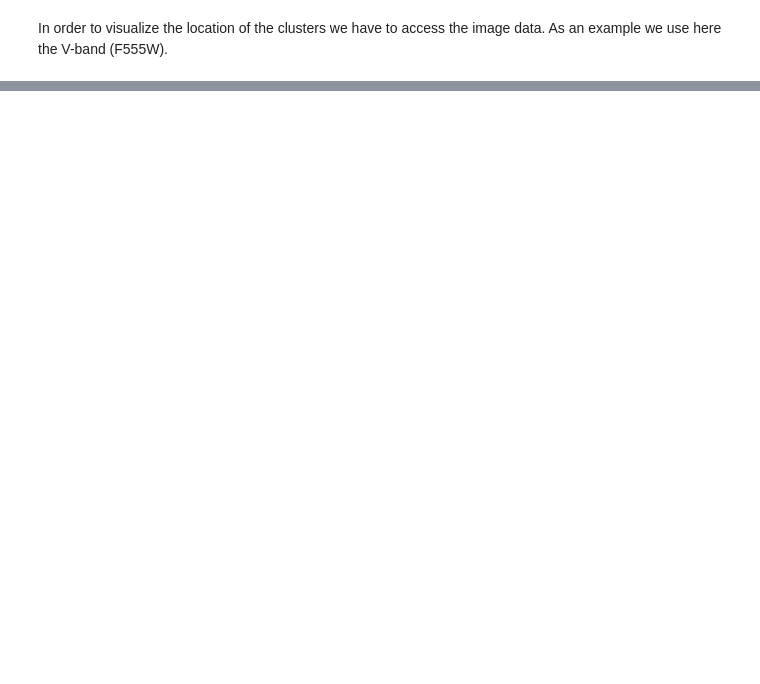
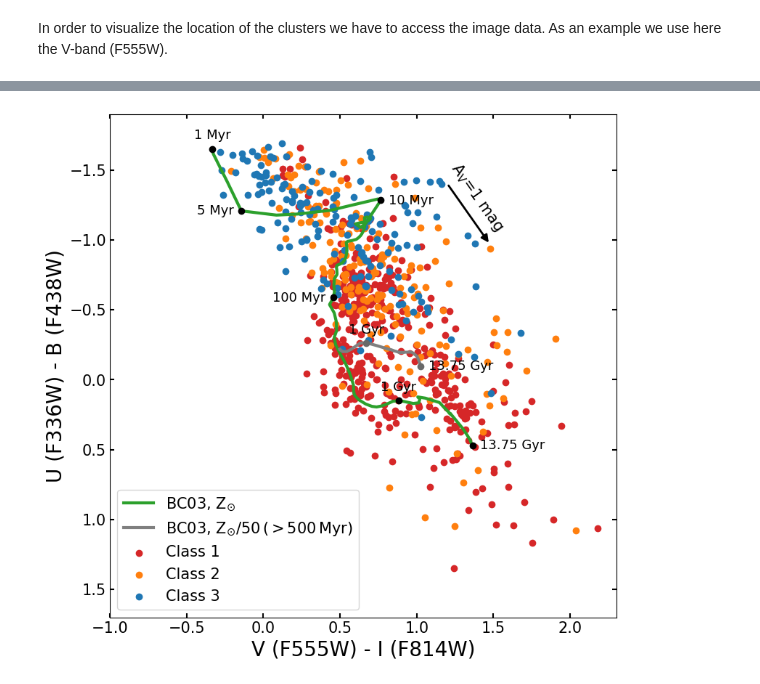
Before and after one commit to DanielMaschmann/PHANGS_HST_star_cluster, a Jupyter notebook: accessing_phangs_hst_cat.ipynb, the cells around one changed output, grey strips where cells are left out. Drawn from its saved outputs; the diff is of its cells as text; code cells hidden in the pictures; blank space fills up the shorter version.

```diff
--- a/accessing_phangs_hst_cat.ipynb
+++ b/accessing_phangs_hst_cat.ipynb
@@ -276,0 +284,96 @@ No.    Name      Ver    Type      Cards   Dimensions   Format
+# %%
+# load BC03 models
+model_ub_sol = np.load('BC03_models/model_ub_sol.npy')
+model_vi_sol = np.load('BC03_models/model_vi_sol.npy')
+age_mod_sol = np.load('BC03_models/age_mod_sol.npy')
+
+model_ub_sol50 = np.load('BC03_models/model_ub_sol50.npy')
+model_vi_sol50 = np.load('BC03_models/model_vi_sol50.npy')
+age_mod_sol50 = np.load('BC03_models/age_mod_sol50.npy')
+# %%
+# color-color distribution of different clusters
+fig, ax = plt.subplots(1, 1, figsize=(9, 9))
+
+# plot BC03 Models
+ax.plot(model_vi_sol, model_ub_sol,
+        color='tab:green', linewidth=3, zorder=10, label=r'BC03, Z$_{\odot}$')
+ax.plot(model_vi_sol50[age_mod_sol50>500], model_ub_sol50[age_mod_sol50>500],
+        color='tab:gray', linewidth=3, zorder=10,
+        label=r'BC03, Z$_{\odot}/50\,(> 500\,{\rm Myr})$')
+
+# plot dots to indicate ages
+ax.scatter(model_vi_sol[age_mod_sol==1], model_ub_sol[age_mod_sol==1],
+zorder=11, color='k')
+ax.scatter(model_vi_sol[age_mod_sol==5], model_ub_sol[age_mod_sol==5],
+zorder=11, color='k')
+ax.scatter(model_vi_sol[age_mod_sol==10], model_ub_sol[age_mod_sol==10],
+zorder=11, color='k')
+ax.scatter(model_vi_sol[age_mod_sol==100], model_ub_sol[age_mod_sol==100],
+zorder=11, color='k')
+ax.scatter(model_vi_sol[age_mod_sol==1000], model_ub_sol[age_mod_sol==1000],
+zorder=11, color='k')
+ax.scatter(model_vi_sol[age_mod_sol==13750], model_ub_sol[age_mod_sol==13750],
+zorder=11, color='k')
+
+ax.scatter(model_vi_sol50[age_mod_sol50==1000],
+           model_ub_sol50[age_mod_sol50==1000], zorder=11, color='dimgray')
+ax.scatter(model_vi_sol50[age_mod_sol50==13750],
+           model_ub_sol50[age_mod_sol50==13750], zorder=11, color='dimgray')
+
+# add ages as text
+ax.text(model_vi_sol[age_mod_sol==1], model_ub_sol[age_mod_sol==1] - 0.05,
+        '1 Myr', horizontalalignment='center', verticalalignment='bottom',
+        fontsize=13)
+ax.text(model_vi_sol[age_mod_sol==5] - 0.05, model_ub_sol[age_mod_sol==5],
+        '5 Myr', horizontalalignment='right', verticalalignment='center',
+        fontsize=13)
+ax.text(model_vi_sol[age_mod_sol==10] + 0.05, model_ub_sol[age_mod_sol==10],
+        '10 Myr', horizontalalignment='left', verticalalignment='center',
+        fontsize=13)
+ax.text(model_vi_sol[age_mod_sol==100] - 0.05, model_ub_sol[age_mod_sol==100],
+        '100 Myr', horizontalalignment='right', verticalalignment='center',
+        fontsize=13)
+ax.text(model_vi_sol[age_mod_sol==1000], model_ub_sol[age_mod_sol==1000] - 0.05,
+        '1 Gyr', horizontalalignment='center', verticalalignment='bottom',
+        fontsize=13)
+ax.text(model_vi_sol[age_mod_sol==13750] + 0.05,
+        model_ub_sol[age_mod_sol==13750],
+        '13.75 Gyr', horizontalalignment='left', verticalalignment='center',
+        fontsize=13)
+
+ax.text(model_vi_sol50[age_mod_sol50==1000],
+        model_ub_sol50[age_mod_sol50==1000] - 0.05,
+        '1 Gyr', color='k', horizontalalignment='center',
+        verticalalignment='bottom', fontsize=13)
+ax.text(model_vi_sol50[age_mod_sol50==13750] + 0.05,
+        model_ub_sol50[age_mod_sol50==13750],
+        '13.75 Gyr', color='k', horizontalalignment='left',
+        verticalalignment='center', fontsize=13)
+
+# plot data points
+ax.scatter(color_v_i_hum_cl12[mask_class1], color_u_b_hum_cl12[mask_class1],
+           color='tab:red', label='Class 1')
+ax.scatter(color_v_i_hum_cl12[mask_class2], color_u_b_hum_cl12[mask_class2],
+           color='tab:orange', label='Class 2')
+ax.scatter(color_v_i_hum_cl3, color_u_b_hum_cl3,
+           color='tab:blue', label='Class 3')
+
+# plot reddening vector
+helper_func.plot_reddening_vect(ax=ax, init_x_color=1.2, init_y_color=-1.4,
+                                av_value_mag=1, show_av_value=True,
+                                text_font_size=15, text_color='k',
+                                x_text_offset=0.0, y_text_offset=-0.1)
+
+# cosmetic for the plot
+ax.set_ylim(1.7, -1.9)
+ax.set_xlim(-1.0, 2.3)
+ax.set_xlabel('V (F555W) - I (F814W)', fontsize=20)
+ax.set_ylabel('U (F336W) - B (F438W)', fontsize=20)
+ax.tick_params(axis='both', which='both', width=1.5, length=4, right=True,
+               top=True, direction='in', labelsize=15)
+
+ax.legend(fontsize=15, loc=3)
+
+plt.show()
+# %% [output]
+[figure, added]
```
Also changed, not shown: parts of 16 cells of this notebook.
